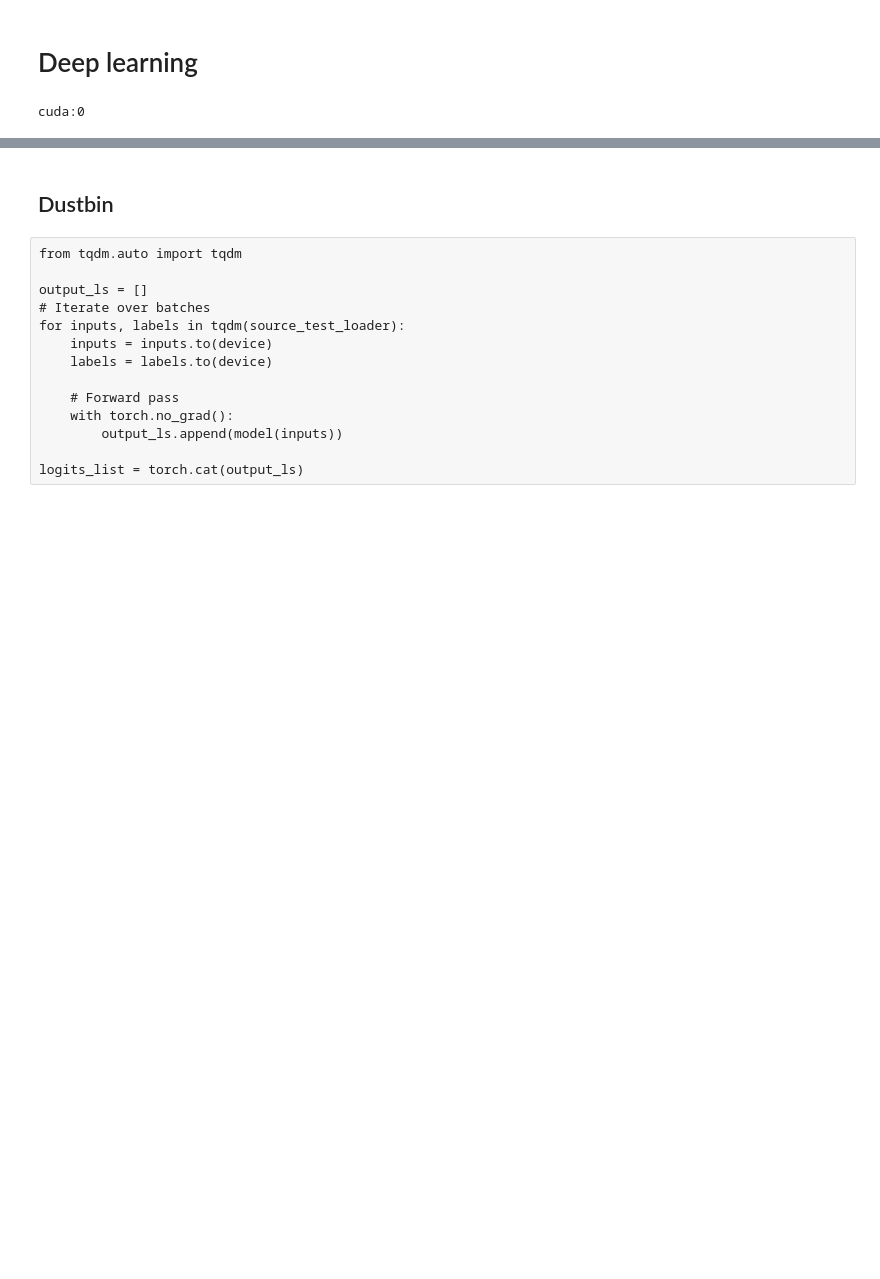
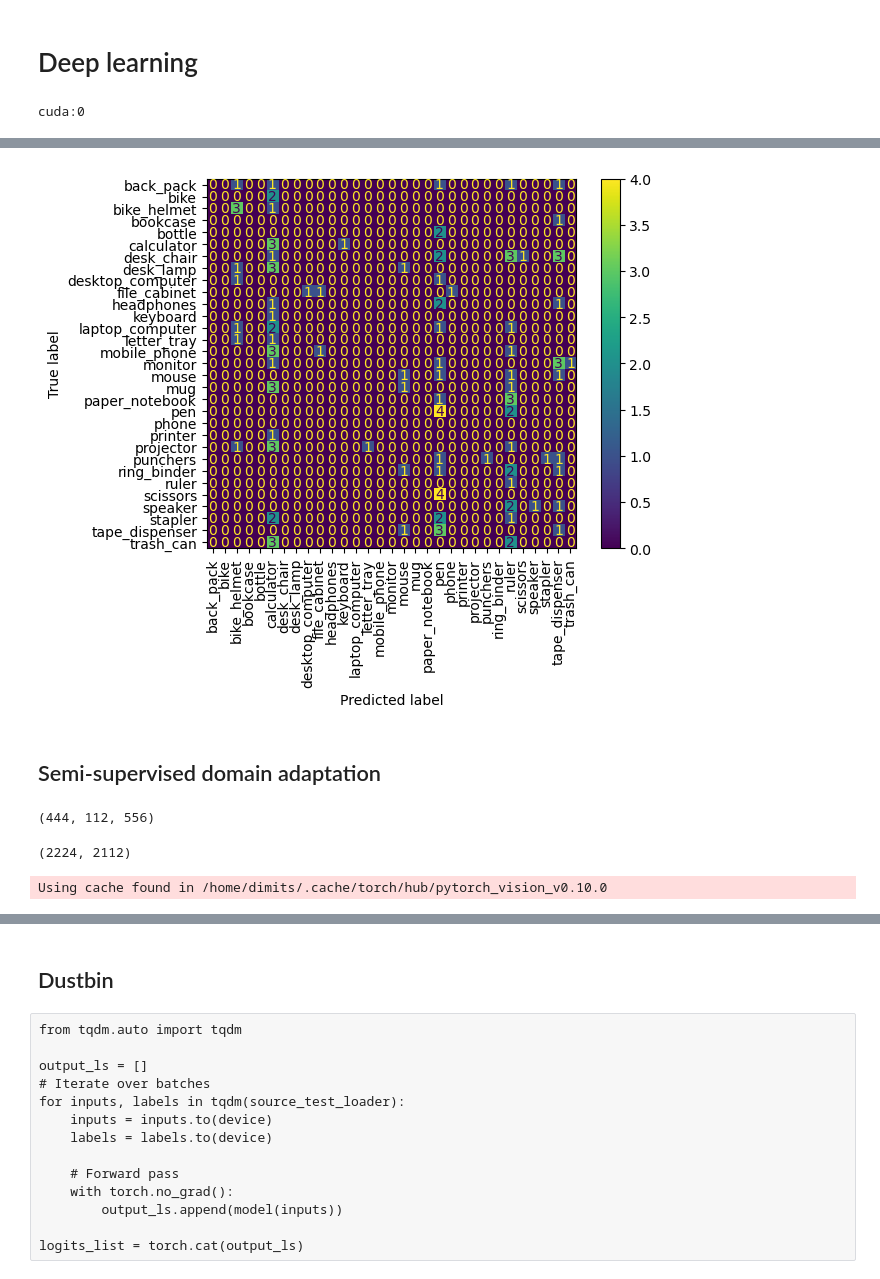
Before and after one commit to dimits-ts/deep_vision_domain_adaptation, a Jupyter notebook: domain_adaptation.ipynb, the cells around one changed output, grey strips where cells are left out. Drawn from its saved outputs; the diff is of its cells as text; code cells hidden in the pictures; blank space fills up the shorter version.

Commit message:
Transfer code for semi supervised learning

```diff
--- a/domain_adaptation.ipynb
+++ b/domain_adaptation.ipynb
@@ -34,10 +34,12 @@ TARGET_TEST_SPLIT = .15
 TARGET_DATASET = "webcam"
 
 FINETUNED_MODEL_DIR = os.path.join(OUTPUT_DIR, "classifier")
-ADAPTIVE_MODEL_DIR = os.path.join(OUTPUT_DIR, "adaptive")
+UNSUPERVISED_MODEL_DIR = os.path.join(OUTPUT_DIR, "unsupervised")
+SEMI_SUPERVISED_MODEL_DIR = os.path.join(OUTPUT_DIR, "semi-supervised")
 
-FINETUNE_MODEL = True
-ADAPT_MODEL = True
+FINETUNE_MODEL = False
+TRAIN_UNSUPERVISED_MODEL = True
+TRAIN_SEMI_SUPERVISED_MODEL = True
 
 RANDOM_SEED = 42
 BATCH_SIZE = 3
@@ -325,5 +372,5 @@ unlabeled_dataset = tasks.data.UnlabeledImageDataset(
 )
 unlabeled_dataset.load_from_image_dataset(target_train_dataset)
 
-source_history = try_load_history(os.path.join(ADAPTIVE_MODEL_DIR, "source_history.pickle"))
-target_history = try_load_history(os.path.join(ADAPTIVE_MODEL_DIR, "target_history.pickle"))
+source_history = try_load_history(os.path.join(UNSUPERVISED_MODEL_DIR, "source_history.pickle"))
+target_history = try_load_history(os.path.join(UNSUPERVISED_MODEL_DIR, "target_history.pickle"))
@@ -352,0 +447,13 @@ if ADAPT_MODEL:
+# %%
+target_actual, target_predicted = tasks.torch_train_eval.test(model, target_test_loader, device)
+class_names = target_dataset.label_encoder.classes_
+
+print(
+    sklearn.metrics.classification_report(
+        target_actual,
+        target_predicted,
+        zero_division=0,
+        target_names=class_names,
+        labels=np.arange(0, len(class_names), 1),
+    )
+)
@@ -352,0 +478,12 @@ if ADAPT_MODEL:
+# %%
+target_cf_matrix = sklearn.metrics.confusion_matrix(target_actual, target_predicted, labels=np.arange(0, len(class_names), 1))
+display = sklearn.metrics.ConfusionMatrixDisplay(
+    confusion_matrix=target_cf_matrix, display_labels=class_names
+)
+display.plot()
+plt.xticks(rotation=90)
+plt.show()
+# %% [output]
+[figure, added]
+# %% [markdown]
+## Semi-supervised domain adaptation
@@ -352,0 +530,26 @@ if ADAPT_MODEL:
+# %%
+to_be_unlabeled_dataset, labeled_dataset = stratified_split(
+    target_train_dataset, test_size=0.2
+)
+
+len(unlabeled_dataset), len(labeled_dataset), len(target_train_dataset)
+# %% [output]
+(444, 112, 556)
+# %%
+unlabeled_dataset = tasks.data.UnlabeledImageDataset(
+    parser_func=labeled_dataset.parser_func,
+    preprocessing_func=labeled_dataset.preprocessing_func,
+)
+unlabeled_dataset.load_from_image_dataset(to_be_unlabeled_dataset)
+
+# combine data from both domain and target datasets
+for sample_img, sample_label in source_train_dataset.samples:
+    labeled_dataset.add(sample_img, sample_label)
+
+len(labeled_dataset), len(source_train_dataset)
+# %% [output]
+(2224, 2112)
+# %%
+model = get_default_model()
+# %% [output]
+Using cache found in /home/dimits/.cache/torch/hub/pytorch_vision_v0.10.0
```
Also changed, not shown: parts of 16 cells of this notebook.
